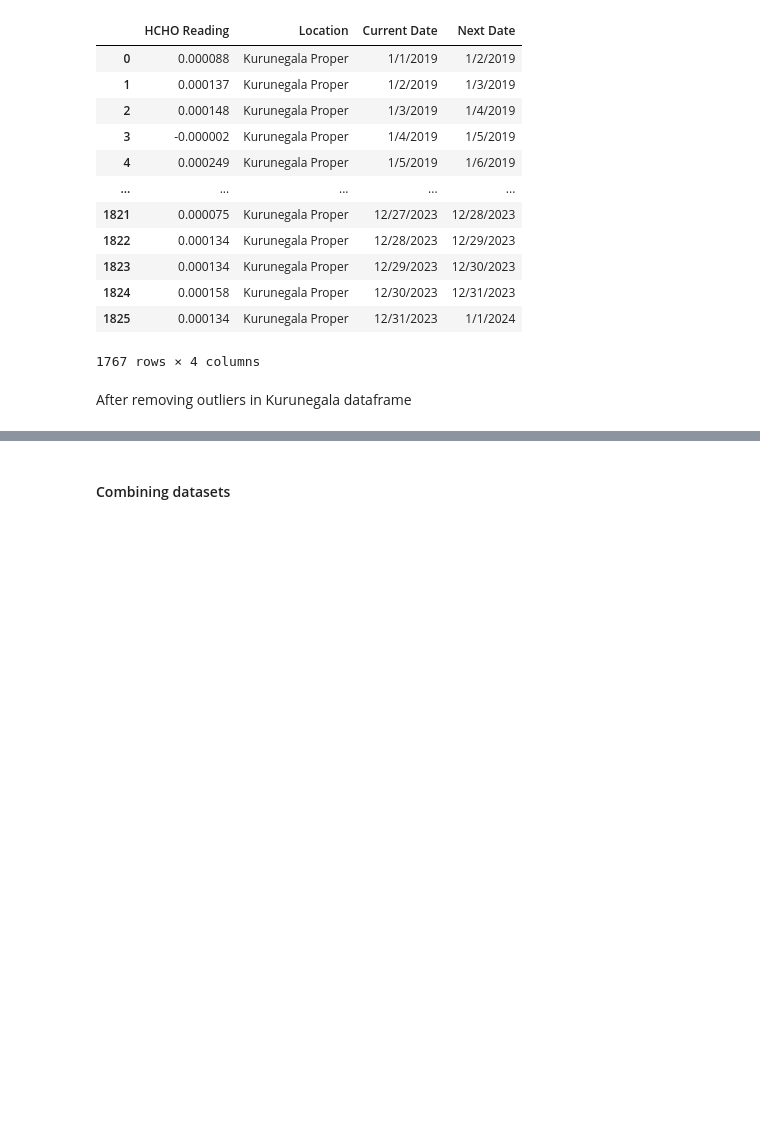
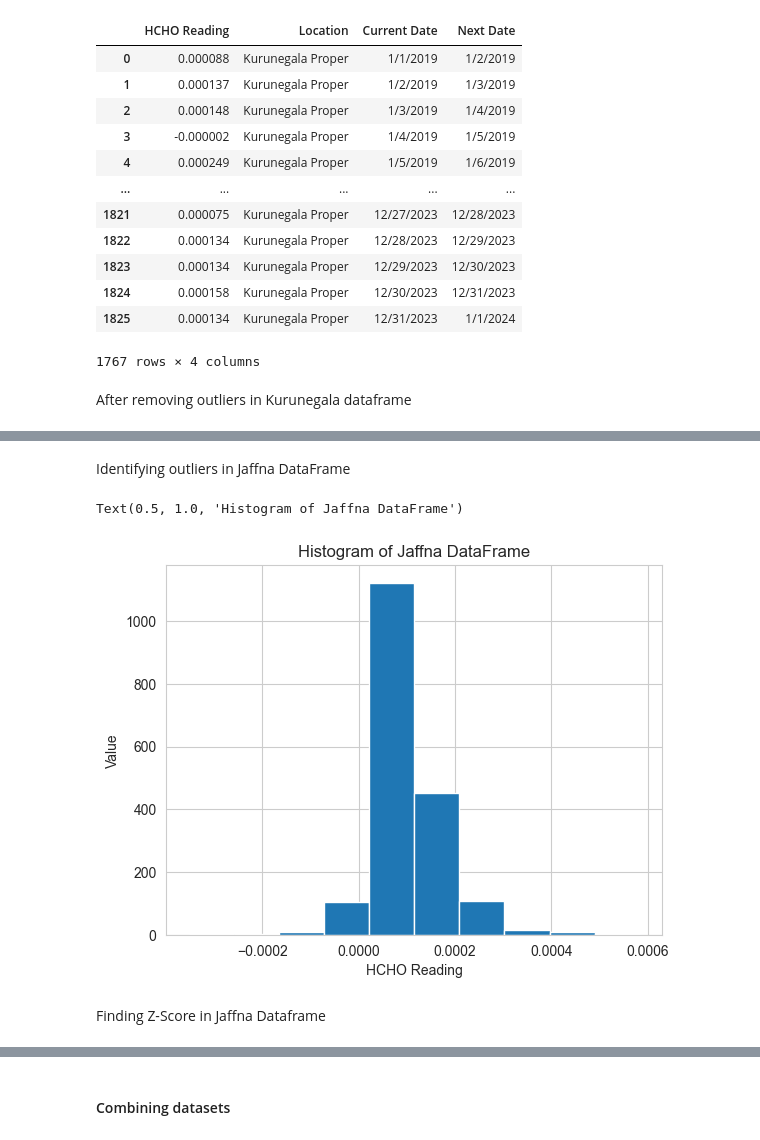
Before and after one commit to DeelakaDias/Analyzing-HCHO-Gas-Level-in-Sri-Lanka, a Jupyter notebook: Data Engineering CW.ipynb, the cells around one changed output, grey strips where cells are left out. Cells and saved outputs as stored; diff of their text form; code cells hidden in the pictures; blank space fills up the shorter version.

```diff
--- a/Data Engineering CW.ipynb
+++ b/Data Engineering CW.ipynb
@@ -589,0 +1307,12 @@ Text(0.5, 1.0, 'Histogram of Kurunegala DataFrame')
+# %% [markdown]
+Identifying outliers in Jaffna DataFrame
+# %%
+plt.hist(jaffna_df['HCHO Reading'])
+plt.xlabel('HCHO Reading')
+plt.ylabel('Value')
+plt.title('Histogram of Jaffna DataFrame')
+# %% [output]
+Text(0.5, 1.0, 'Histogram of Jaffna DataFrame')
+[figure, added]
+# %% [markdown]
+Finding Z-Score in Jaffna Dataframe
```
Also changed, not shown: parts of 93 cells of this notebook.
